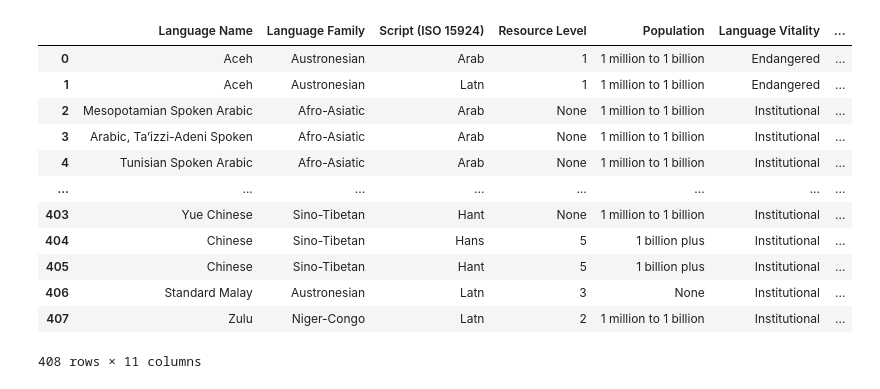
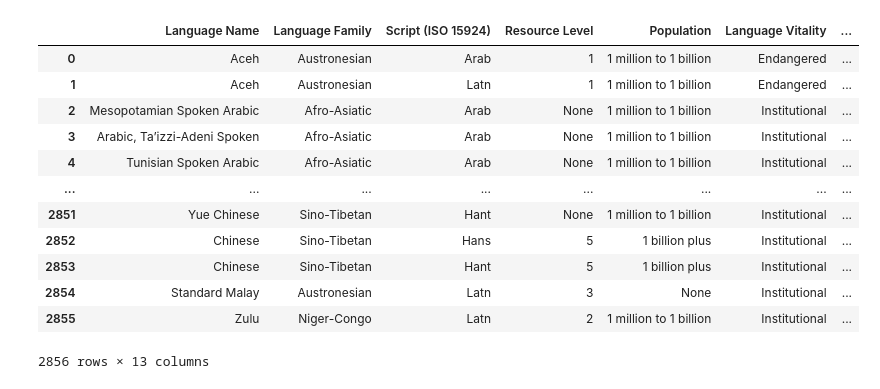
Before and after one commit to PortNLP/llm-multilingual-scaling, a Jupyter notebook: analysis.ipynb, the cells around one changed output. Saved outputs shown, nothing was run; the diff lists cells and outputs as text; code cells hidden in the pictures.

```diff
--- a/analysis.ipynb
+++ b/analysis.ipynb
@@ -20,29 +20,54 @@ df
 # %%
 import pandas as pd
 
+model_params = {
+    'xglm-564M': 564,
+    'xglm-1.7B': 1700,
+    'xglm-2.9B': 2900,
+    'xglm-7.5B': 7500,
+    'bloom-560M': 560,
+    'bloom-1b1': 1100,
+    'bloom-1b7': 1700,
+    'bloom-3b': 3000,
+    'bloom-7b1': 7100,
+    'bloomz-560M': 560,
+    'bloomz-1b1': 1100,
+    'bloomz-1b7': 1700,
+    'bloomz-3b': 3000,
+    'bloomz-7b1': 7100
+}
+
+# Function to extract model name from the 'Model' column
+def extract_model_name(model_string):
+    return model_string.split()[1]  # Assuming model name is always the second part
+
+# Function to get number of parameters for a given model name
+def get_params(model_name):
+    return model_params.get(model_name, 0)  # Return 0 if model name not found in dictionary
+
 # Select relevant columns for analysis
 columns_to_plot = ['Language Name', 'Language Family', 'Script (ISO 15924)', 'Resource Level', 'Population', 'Language Vitality', 'Digital Language Support',
-                   'Bloom Train Data Percentage', 'BLOOMZ Finetune Data',
-                   'F1 xglm-564M top_logprobs', 'F1 xglm-1.7B top_logprobs']
+                   'Bloom Train Data Percentage', 'BLOOMZ Finetune Data', 'XGLM Train Percentage'] + list(df.columns[15:])
 
 # Melt the DataFrame to make it suitable for plotting
-melted_df = pd.melt(df, id_vars=columns_to_plot[:9], value_vars=columns_to_plot[9:],
+melted_df = pd.melt(df, id_vars=columns_to_plot[:10], value_vars=columns_to_plot[9:],
                     var_name='Model', value_name='F1 Score')
+melted_df['Num_Params'] = melted_df['Model'].apply(extract_model_name).apply(get_params)
 melted_df
 # %% [output]
 |  | Language Name | Language Family | Script (ISO 15924) | Resource Level | Population | Language Vitality | ... |
 | 0 | Aceh | Austronesian | Arab | 1 | 1 million to 1 billion | Endangered | ... |
 | 1 | Aceh | Austronesian | Latn | 1 | 1 million to 1 billion | Endangered | ... |
 | 2 | Mesopotamian Spoken Arabic | Afro-Asiatic | Arab | None | 1 million to 1 billion | Institutional | ... |
 | 3 | Arabic, Ta’izzi-Adeni Spoken | Afro-Asiatic | Arab | None | 1 million to 1 billion | Institutional | ... |
 | 4 | Tunisian Spoken Arabic | Afro-Asiatic | Arab | None | 1 million to 1 billion | Institutional | ... |
 | ... | ... | ... | ... | ... | ... | ... | ... |
-| 403 | Yue Chinese | Sino-Tibetan | Hant | None | 1 million to 1 billion | Institutional | ... |
-| 404 | Chinese | Sino-Tibetan | Hans | 5 | 1 billion plus | Institutional | ... |
-| 405 | Chinese | Sino-Tibetan | Hant | 5 | 1 billion plus | Institutional | ... |
-| 406 | Standard Malay | Austronesian | Latn | 3 | None | Institutional | ... |
-| 407 | Zulu | Niger-Congo | Latn | 2 | 1 million to 1 billion | Institutional | ... |
+| 2851 | Yue Chinese | Sino-Tibetan | Hant | None | 1 million to 1 billion | Institutional | ... |
+| 2852 | Chinese | Sino-Tibetan | Hans | 5 | 1 billion plus | Institutional | ... |
+| 2853 | Chinese | Sino-Tibetan | Hant | 5 | 1 billion plus | Institutional | ... |
+| 2854 | Standard Malay | Austronesian | Latn | 3 | None | Institutional | ... |
+| 2855 | Zulu | Niger-Congo | Latn | 2 | 1 million to 1 billion | Institutional | ... |
-408 rows × 11 columns
+2856 rows × 13 columns
 # %%
 import plotly.io as pio
 pio.renderers.default = 'vscode'
```
Also changed, not shown: parts of 10 cells of this notebook, 1 other file.
